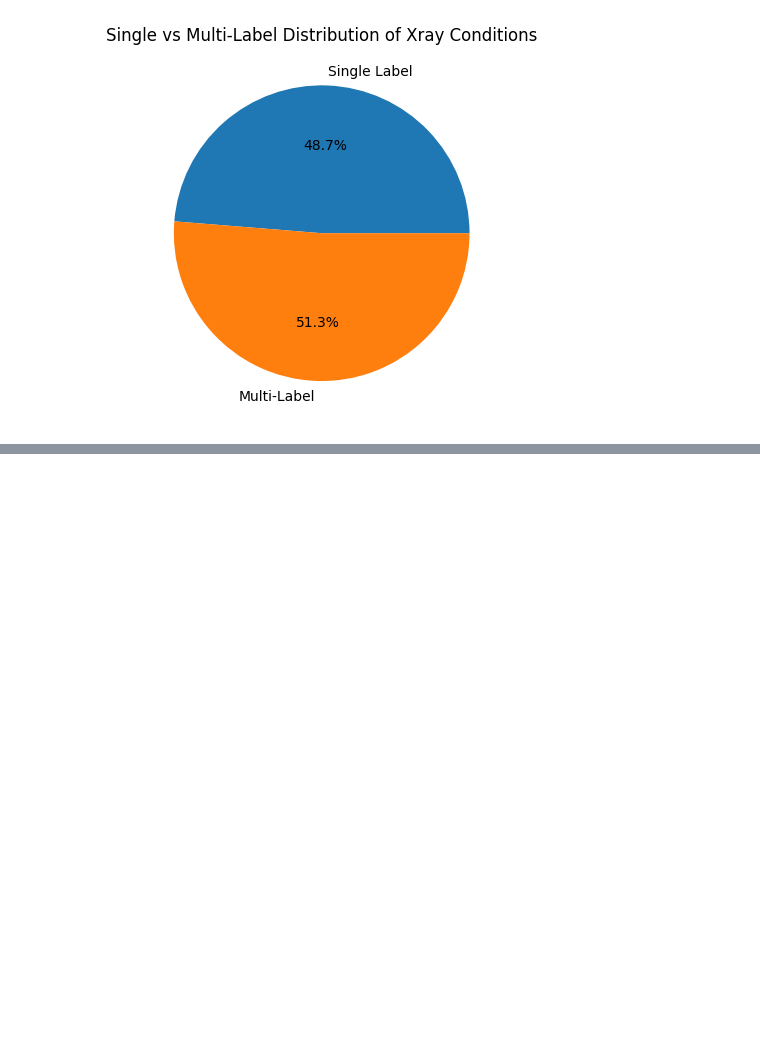
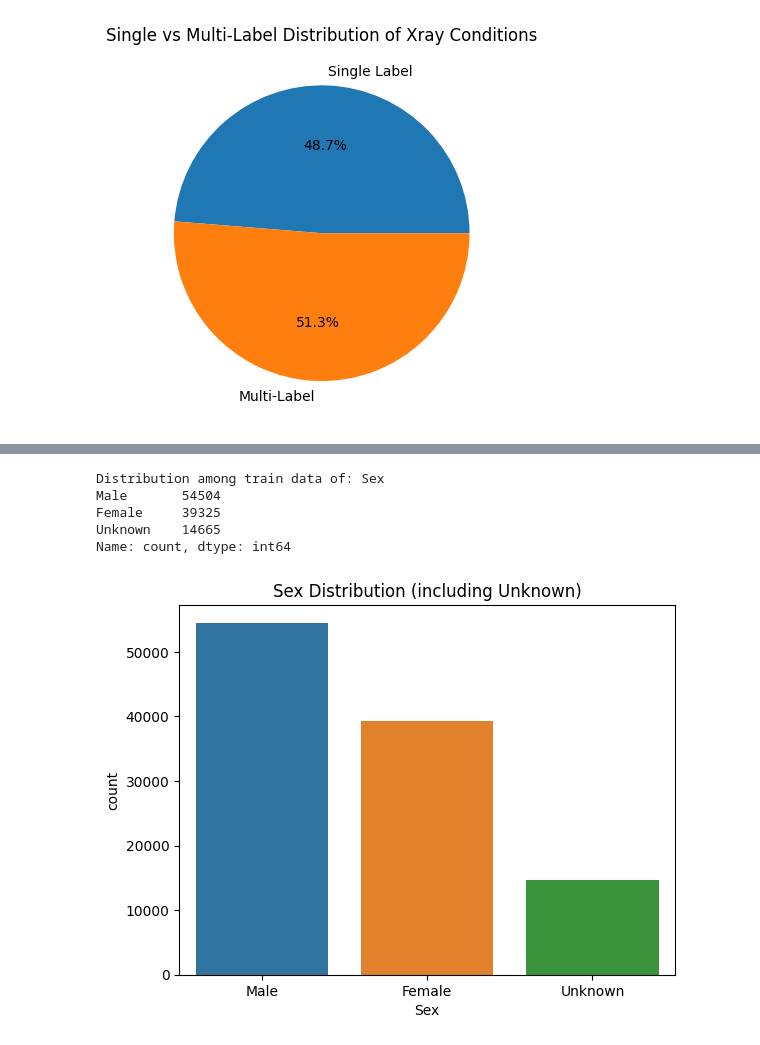
Before and after one commit to alkhali7/KaggleCompetition-Grand-X-Ray-Slam-Division-B, a Jupyter notebook: main.ipynb, the cells around one changed output, grey strips where cells are left out. Saved outputs shown, nothing was run; the diff lists cells and outputs as text; code cells hidden in the pictures; blank space fills up the shorter version.

```diff
--- a/main.ipynb
+++ b/main.ipynb
@@ -359,0 +366,16 @@ plt.show()
+# %%
+# Sex Dist
+sex_for_count = train['Sex'].fillna('Unknown')
+
+print('Distribution among train data of:',sex_for_count.value_counts())  # balanced ratio of Sex
+
+sns.countplot(x=sex_for_count)
+plt.title('Sex Distribution (including Unknown)')
+plt.show()
+# %% [output]
+Distribution among train data of: Sex
+Male       54504
+Female     39325
+Unknown    14665
+Name: count, dtype: int64
+[figure, added]
```
Also changed, not shown: parts of 8 cells of this notebook.
